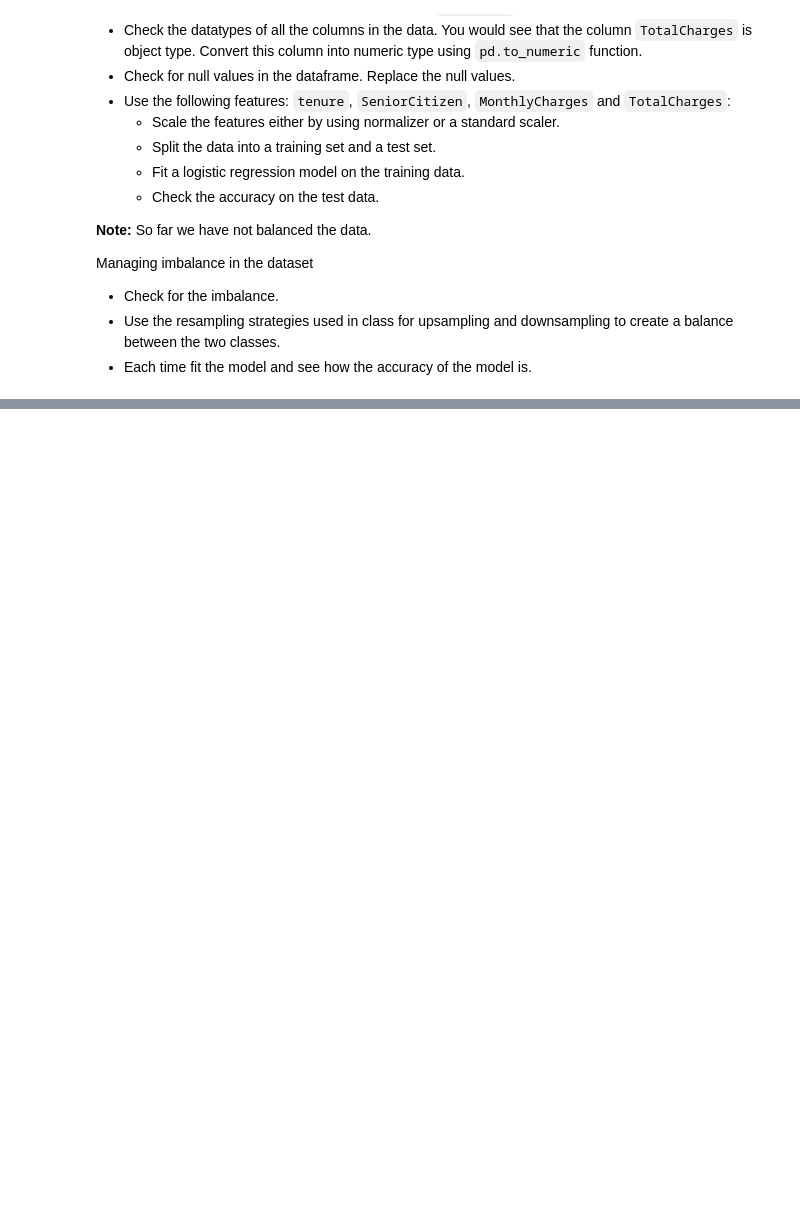
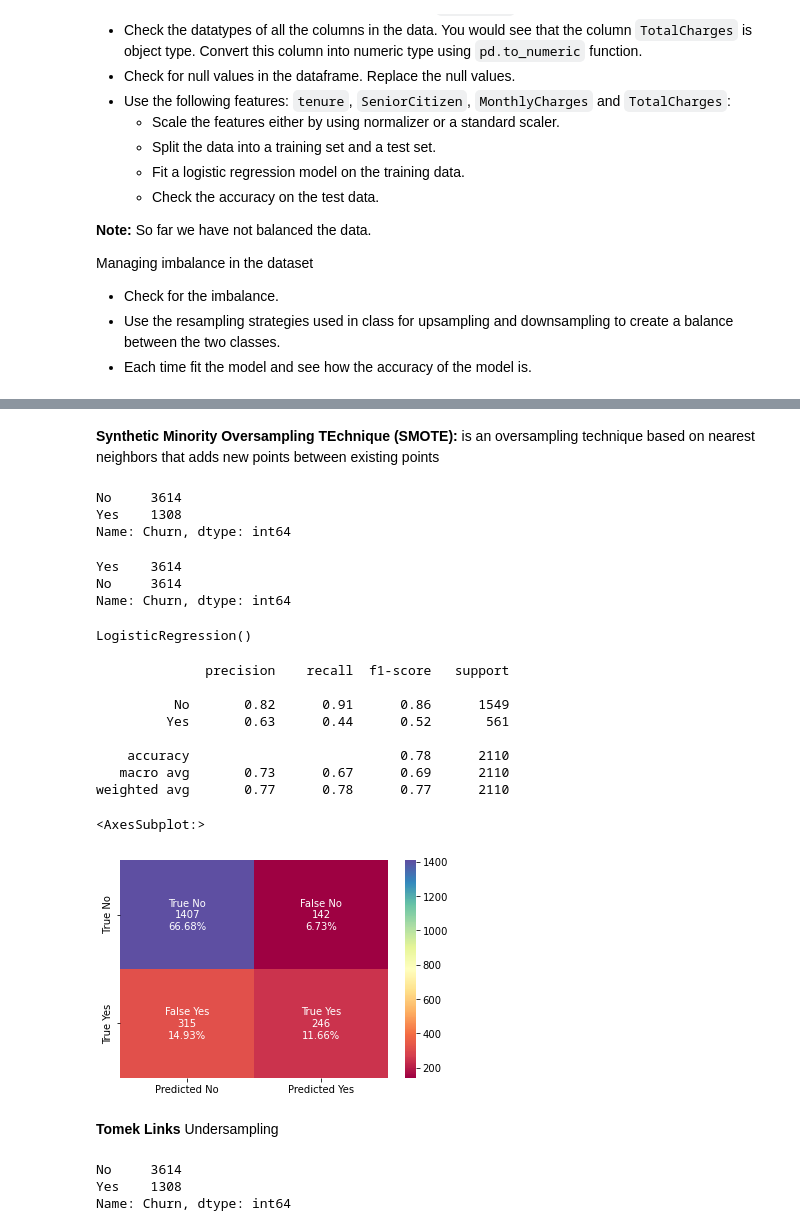
Before and after one commit to paulidl/lab-handling-data-imbalance-classification, a Jupyter notebook: lab-handling-data-imbalance-classification.ipynb, the cells around one changed output, grey strips where cells are left out. Cells and saved outputs as stored; diff of their text form; code cells hidden in the pictures; blank space fills up the shorter version.

```diff
--- a/lab-handling-data-imbalance-classification.ipynb
+++ b/lab-handling-data-imbalance-classification.ipynb
@@ -29,0 +269,2 @@ Managing imbalance in the dataset
+# %% [markdown]
+**Synthetic Minority Oversampling TEchnique (SMOTE):** is an oversampling technique based on nearest neighbors that adds new points between existing points
@@ -29,0 +275,44 @@ Managing imbalance in the dataset
+# %%
+y_train.value_counts()
+# %% [output]
+No     3614
+Yes    1308
+Name: Churn, dtype: int64
+# %%
+# Here we can see that we create synthetic data.
+y_train_SMOTE.value_counts()
+# %% [output]
+Yes    3614
+No     3614
+Name: Churn, dtype: int64
+# %%
+model_SMOTE = LogisticRegression()
+model_SMOTE.fit(X_train_SMOTE, y_train_SMOTE)
+# %% [output]
+LogisticRegression()
+# %%
+pred_test_SMOTE = model.predict(X_test)
+print(classification_report(y_test, pred_test_SMOTE))
+
+# Confusion Matrix on train set.
+cm = confusion_matrix(y_test, pred_test_SMOTE)
+group_names = ['True No', 'False No', 'False Yes', 'True Yes']
+
+group_counts = ["{0:0.0f}".format(value) for value in cm.flatten()]
+group_percentages = ["{0:.2%}".format(value) for value in cm.flatten()/np.sum(cm)]
+labels = [f"{v1}\n{v2}\n{v3}" for v1, v2, v3 in zip(group_names, group_counts, group_percentages)]
+labels = np.asarray(labels).reshape(2,2)
+sns.heatmap(cm, annot=labels, fmt='', cmap='Spectral', xticklabels=["Predicted No", "Predicted Yes"], yticklabels=[" True No", "True Yes"])
+# %% [output]
+              precision    recall  f1-score   support
+
+          No       0.82      0.91      0.86      1549
+         Yes       0.63      0.44      0.52       561
+
+    accuracy                           0.78      2110
+   macro avg       0.73      0.67      0.69      2110
+weighted avg       0.77      0.78      0.77      2110
+<AxesSubplot:>
+[figure, added]
+# %% [markdown]
+**Tomek Links** Undersampling
@@ -29,0 +323,6 @@ Managing imbalance in the dataset
+# %%
+y_train.value_counts()
+# %% [output]
+No     3614
+Yes    1308
+Name: Churn, dtype: int64
```
Also changed, not shown: parts of 40 cells of this notebook.
